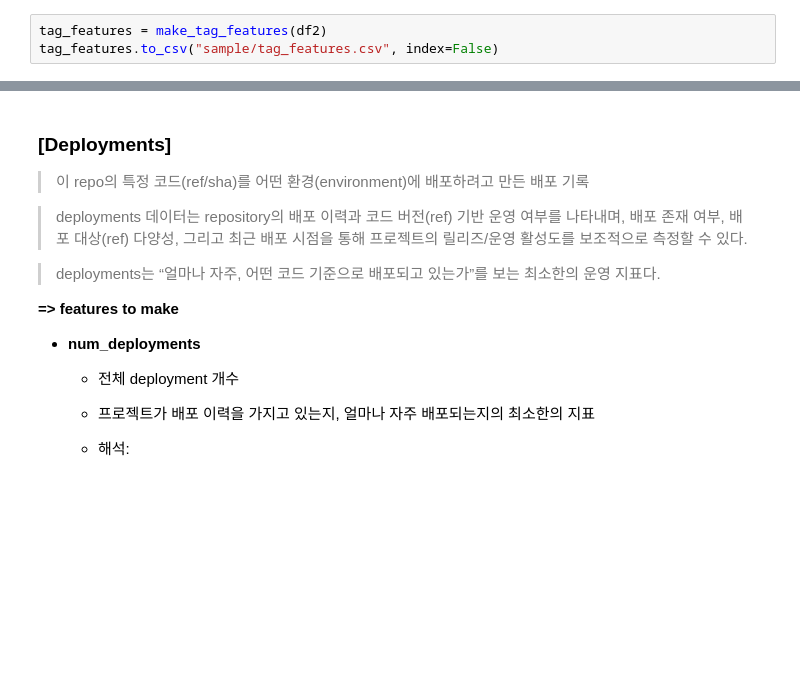
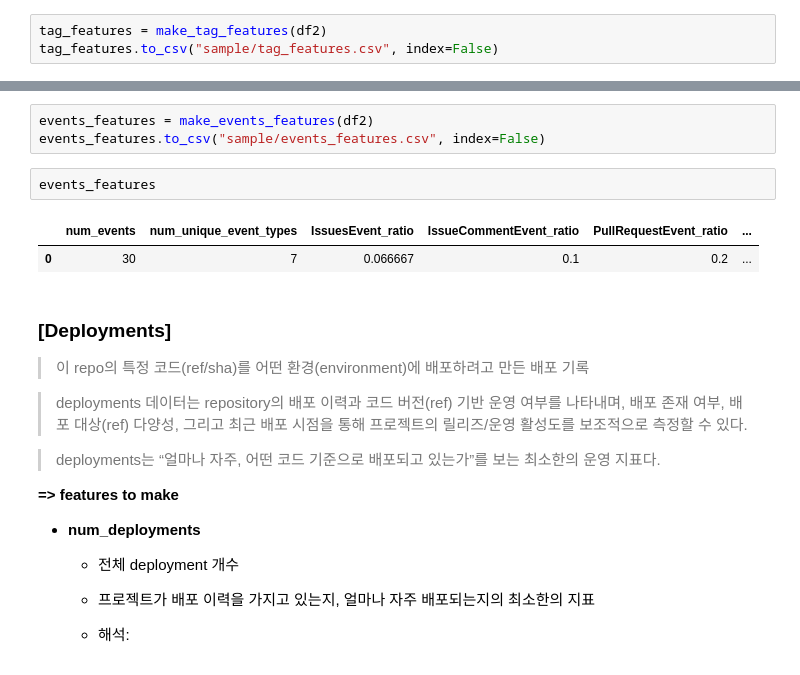
Before and after one commit to OpenSource-2026/oss-health-data, a Jupyter notebook: notebooks/data-extraction.ipynb, the cells around one changed output, grey strips where cells are left out. Drawn from its saved outputs; the diff is of its cells as text; blank space fills up the shorter version.

Commit message:
feat: add Events features

```diff
--- a/notebooks/data-extraction.ipynb
+++ b/notebooks/data-extraction.ipynb
@@ -1422,3 +1518,11 @@ tag_features.to_csv("sample/tag_features.csv", index=False)
+# %%
+events_features = make_events_features(df2)
+events_features.to_csv("sample/events_features.csv", index=False)
+# %%
+events_features
+# %% [output]
+|  | num_events | num_unique_event_types | IssuesEvent_ratio | IssueCommentEvent_ratio | PullRequestEvent_ratio | ... |
+| 0 | 30 | 7 | 0.066667 | 0.1 | 0.2 | ... |
 # %% [markdown]
 ### **[Deployments]**
 > 이 repo의 특정 코드(ref/sha)를 어떤 환경(environment)에 배포하려고 만든 배포 기록
```
Also changed, not shown: parts of 2 cells of this notebook.
